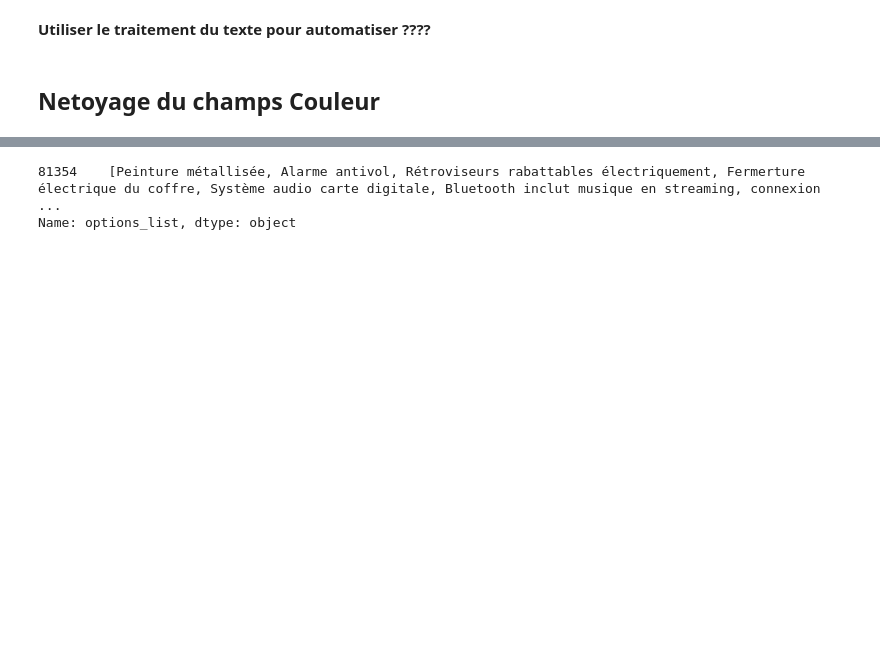
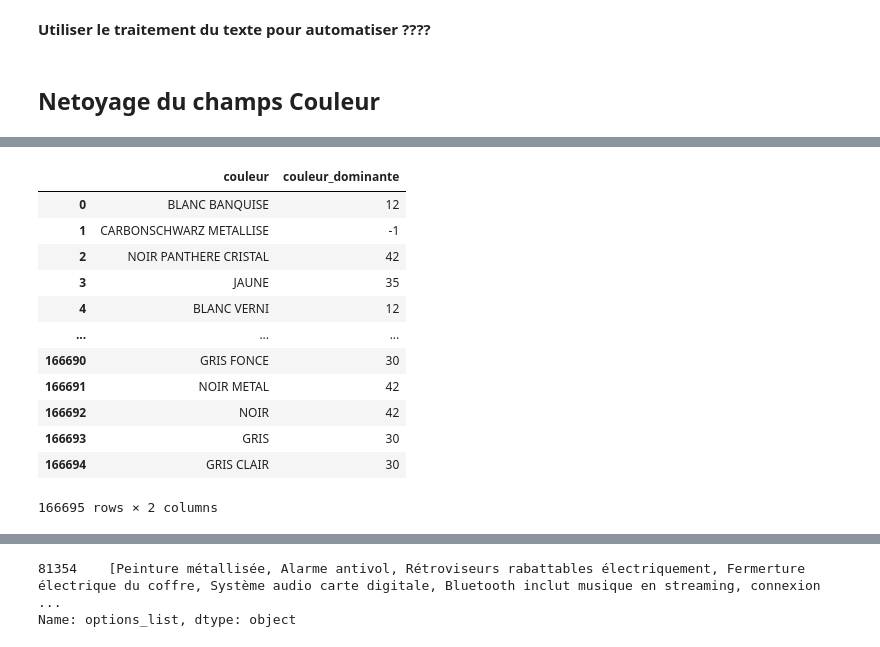
Before and after one commit to lyes1/projet_data_automobile, a Jupyter notebook: Projet_estimation_vehicule.ipynb, the cells around one changed output, grey strips where cells are left out. Drawn from its saved outputs; the diff is of its cells as text; code cells hidden in the pictures; blank space fills up the shorter version.

```diff
--- a/Projet_estimation_vehicule.ipynb
+++ b/Projet_estimation_vehicule.ipynb
@@ -369,0 +376,16 @@ IndentationError: unexpected indent (<ipython-input-139-00d2d185cec9>, line 15)
+# %%
+df[['couleur','couleur_dominante']]
+# %% [output]
+|  | couleur | couleur_dominante |
+| 0 | BLANC BANQUISE | 12 |
+| 1 | CARBONSCHWARZ METALLISE | -1 |
+| 2 | NOIR PANTHERE CRISTAL | 42 |
+| 3 | JAUNE | 35 |
+| 4 | BLANC VERNI | 12 |
+| ... | ... | ... |
+| 166690 | GRIS FONCE | 30 |
+| 166691 | NOIR METAL | 42 |
+| 166692 | NOIR | 42 |
+| 166693 | GRIS | 30 |
+| 166694 | GRIS CLAIR | 30 |
+166695 rows × 2 columns
```
Also changed, not shown: parts of 51 cells of this notebook.
